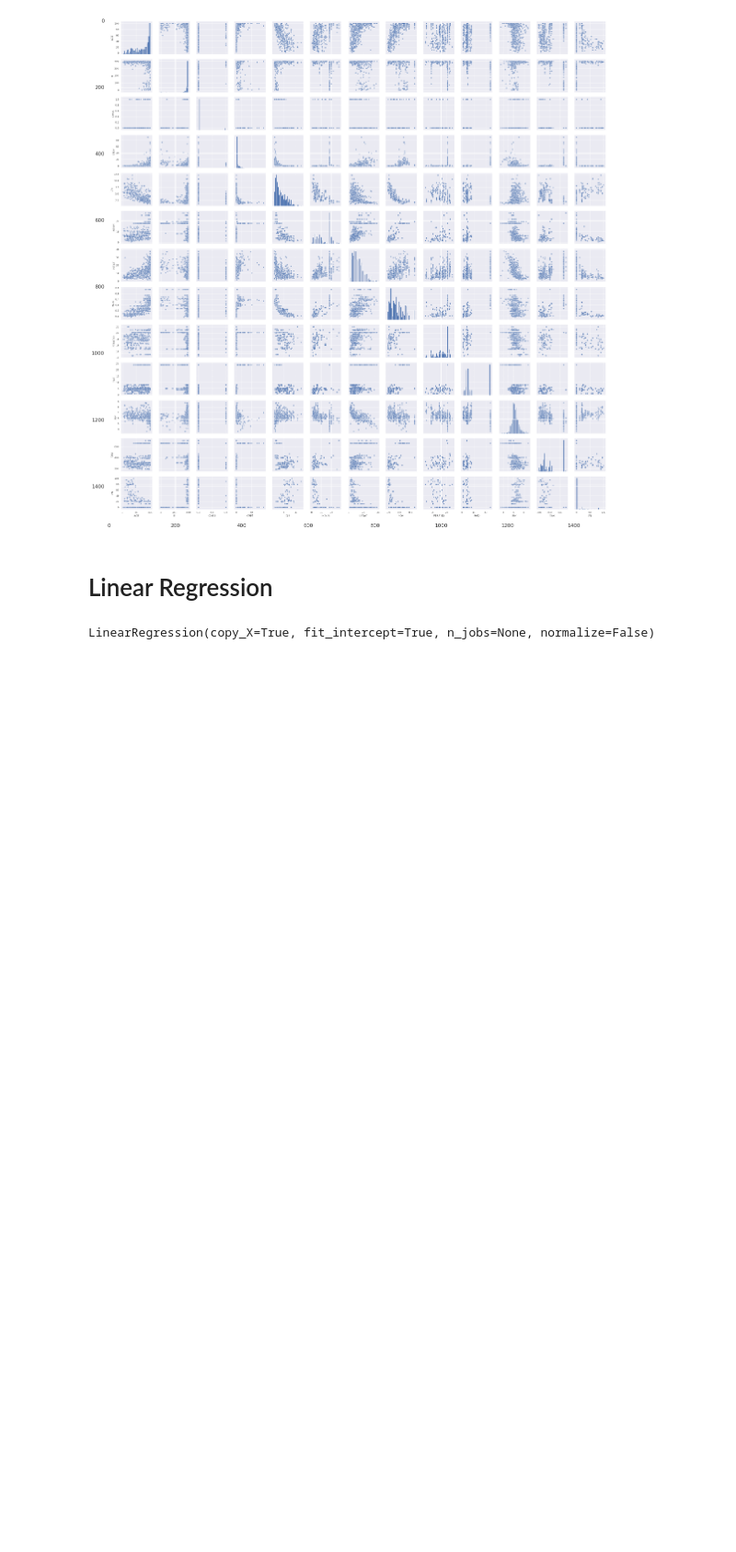
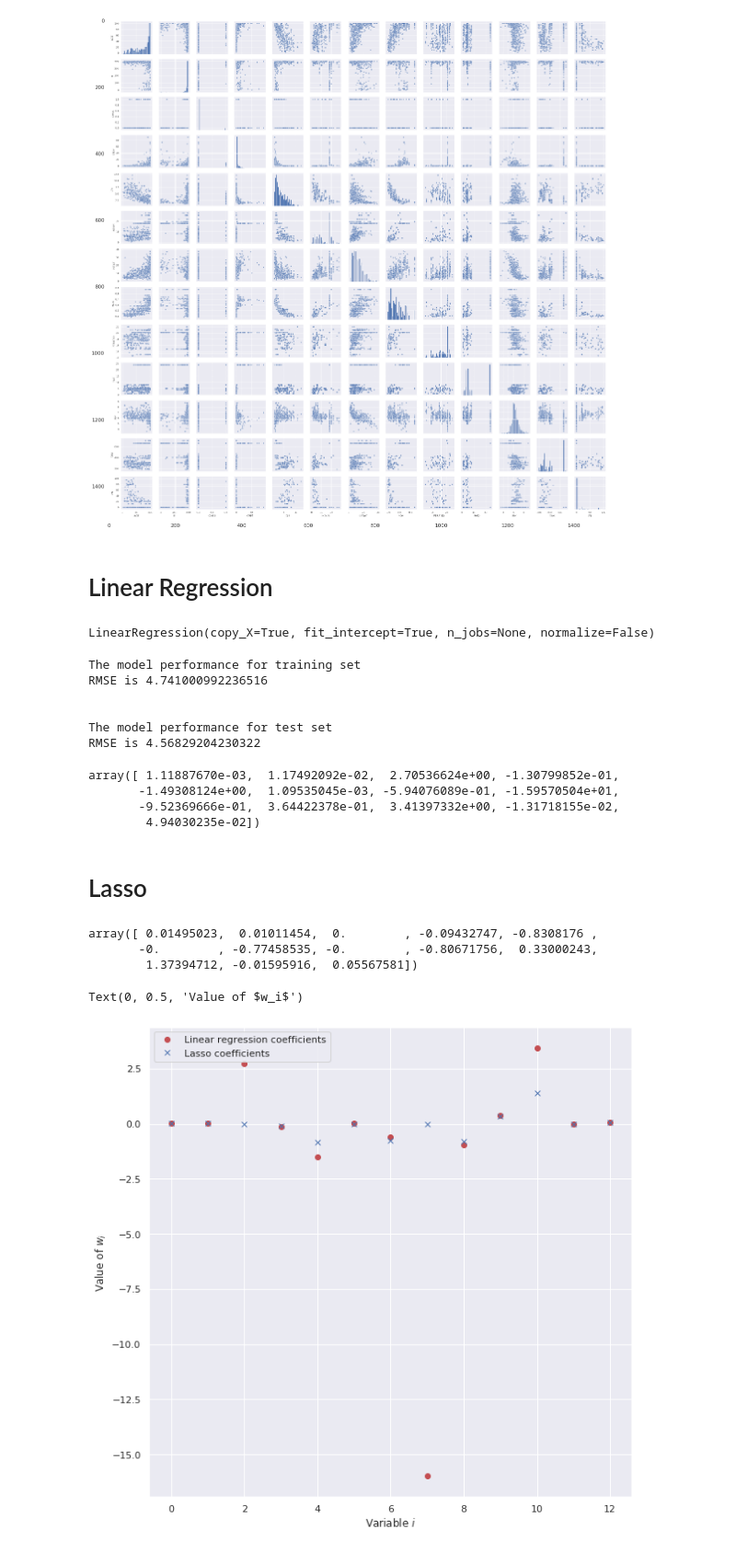
Before and after one commit to henry-sabogal/bioinformatics_project, a Jupyter notebook: LassoRegression.ipynb, the cells around one changed output. Shown at 92% size. Cells and saved outputs as stored; diff of their text form; code cells hidden in the pictures; blank space fills up the shorter version.

Commit message:
Add Lasso

```diff
--- a/LassoRegression.ipynb
+++ b/LassoRegression.ipynb
@@ -129,9 +130,62 @@ plt.show()
 X = boston_df[boston_df.columns.difference(['Price'])]
 Y = boston_df['Price']
 
-X_train, X_test, Y_train, Y_test = train_test_split(X,Y,test_size=0.2,random_state=5)
+X_train, X_test, y_train, y_test = train_test_split(X,Y,test_size=0.2,random_state=5)
+# %%
+#standardize data
+scaler = StandardScaler()
+scaler.fit(X_train)
+x_train = scaler.transform(X_train)
+x_test = scaler.transform(X_test)
 # %%
 lr = LinearRegression()
-lr.fit(X_train, Y_train)
+lr.fit(X_train, y_train)
 # %% [output]
 LinearRegression(copy_X=True, fit_intercept=True, n_jobs=None, normalize=False)
+# %%
+y_train_predict = lr.predict(X_train)
+rmse = (np.sqrt(mean_squared_error(y_train, y_train_predict)))
+
+print("The model performance for training set")
+print("RMSE is {}".format(rmse))
+print("\n")
+
+y_test_predict = lr.predict(X_test)
+rmse = (np.sqrt(mean_squared_error(y_test, y_test_predict)))
+print("The model performance for test set")
+print("RMSE is {}".format(rmse))
+print("\n")
+# %% [output]
+The model performance for training set
+RMSE is 4.741000992236516
+
+
+The model performance for test set
+RMSE is 4.56829204230322
+# %%
+lr.coef_
+# %% [output]
+array([ 1.11887670e-03,  1.17492092e-02,  2.70536624e+00, -1.30799852e-01,
+       -1.49308124e+00,  1.09535045e-03, -5.94076089e-01, -1.59570504e+01,
+       -9.52369666e-01,  3.64422378e-01,  3.41397332e+00, -1.31718155e-02,
+        4.94030235e-02])
+# %% [markdown]
+<h1>Lasso</h1>
+# %%
+mdl = Lasso(alpha=0.7)
+mdl.fit(X_train, y_train)
+mdl.coef_
+# %% [output]
+array([ 0.01495023,  0.01011454,  0.        , -0.09432747, -0.8308176 ,
+       -0.        , -0.77458535, -0.        , -0.80671756,  0.33000243,
+        1.37394712, -0.01595916,  0.05567581])
+# %%
+plt.figure(figsize=(10,10))
+plt.plot(lr.coef_, 'o' 'r', label="Linear regression coefficients")
+plt.plot(mdl.coef_, 'x' 'b', label="Lasso coefficients")
+plt.legend()
+plt.xlabel("Variable $i$")
+plt.ylabel("Value of $w_i$")
+# %% [output]
+Text(0, 0.5, 'Value of $w_i$')
+[figure, added]
```
Also changed, not shown: parts of 2 cells of this notebook, 1 other file.
